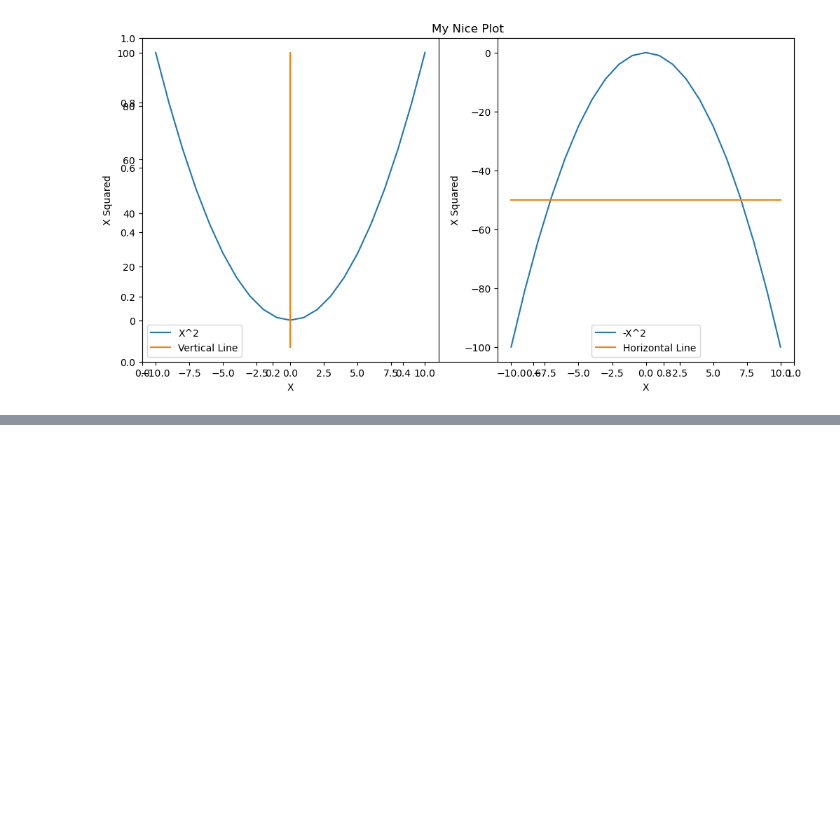
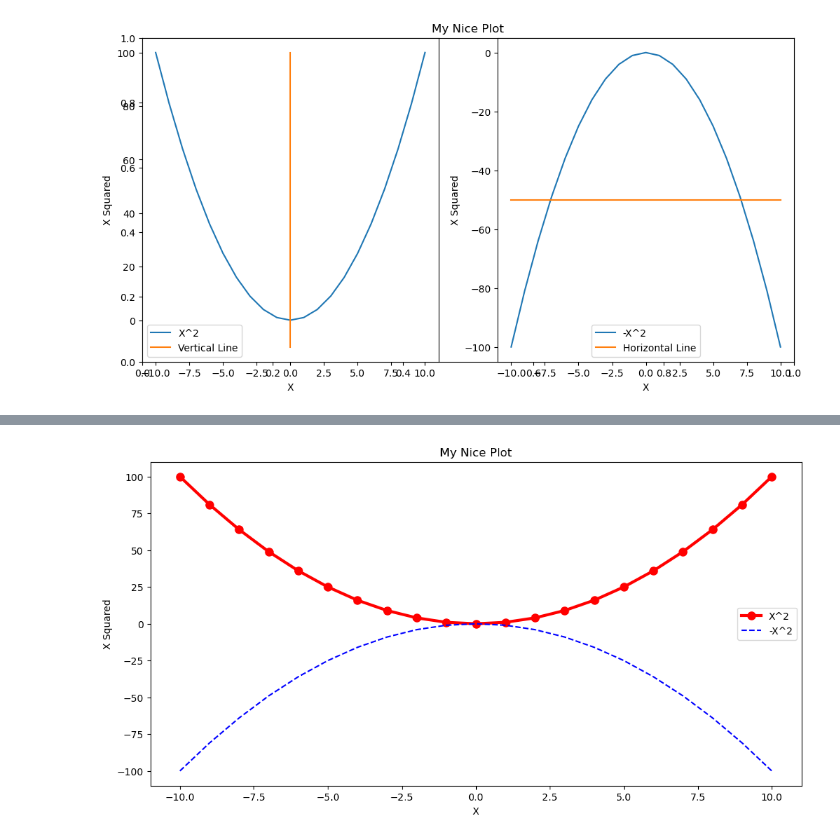
Before and after one commit to muhammadhananbaloch/Data-Analysis, a Jupyter notebook: data-cleaning-practice/Visualizations.ipynb, the cells around one changed output, grey strips where cells are left out. Cells and saved outputs as stored; diff of their text form; code cells hidden in the pictures; blank space fills up the shorter version.

```diff
--- a/data-cleaning-practice/Visualizations.ipynb
+++ b/data-cleaning-practice/Visualizations.ipynb
@@ -52,0 +59,17 @@ Text(0, 0.5, 'X Squared')
+# %%
+axes.plot(
+    x, (x ** 2), color='red', linewidth=3,
+    marker='o', markersize=8, label='X^2')
+
+axes.plot(x, -1 * (x ** 2), 'b--', label='-X^2')
+
+axes.set_xlabel('X')
+axes.set_ylabel('X Squared')
+
+axes.set_title("My Nice Plot")
+
+axes.legend()
+
+fig
+# %% [output]
+[figure, added]
```
Also changed, not shown: parts of 7 cells of this notebook.
